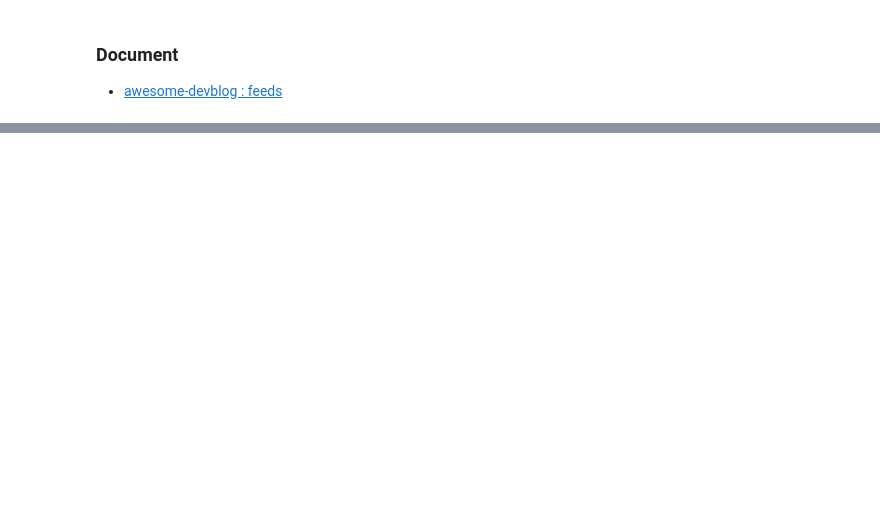
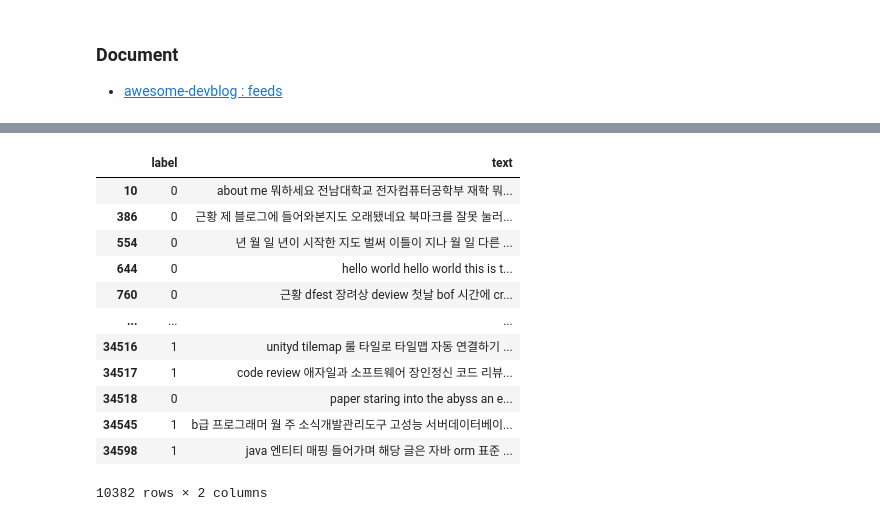
Before and after one commit to nero-angela/DevblogClassifier, a Jupyter notebook: document.ipynb, the cells around one changed output, grey strips where cells are left out. Drawn from its saved outputs; the diff is of its cells as text; code cells hidden in the pictures; blank space fills up the shorter version.

```diff
--- a/document.ipynb
+++ b/document.ipynb
@@ -237,0 +322,16 @@ done
+# %%
+doc.labeled_data[['label', 'text']]
+# %% [output]
+|  | label | text |
+| 10 | 0 | about me 뭐하세요 전남대학교 전자컴퓨터공학부 재학 뭐... |
+| 386 | 0 | 근황 제 블로그에 들어와본지도 오래됐네요 북마크를 잘못 눌러... |
+| 554 | 0 | 년 월 일 년이 시작한 지도 벌써 이틀이 지나 월 일 다른 ... |
+| 644 | 0 | hello world hello world this is t... |
+| 760 | 0 | 근황 dfest 장려상 deview 첫날 bof 시간에 cr... |
+| ... | ... | ... |
+| 34516 | 1 | unityd tilemap 룰 타일로 타일맵 자동 연결하기 ... |
+| 34517 | 1 | code review 애자일과 소프트웨어 장인정신 코드 리뷰... |
+| 34518 | 0 | paper staring into the abyss an e... |
+| 34545 | 1 | b급 프로그래머 월 주 소식개발관리도구 고성능 서버데이터베이... |
+| 34598 | 1 | java 엔티티 매핑 들어가며 해당 글은 자바 orm 표준 ... |
+10382 rows × 2 columns
```
Also changed, not shown: parts of 3 cells of this notebook, 1 other file.
